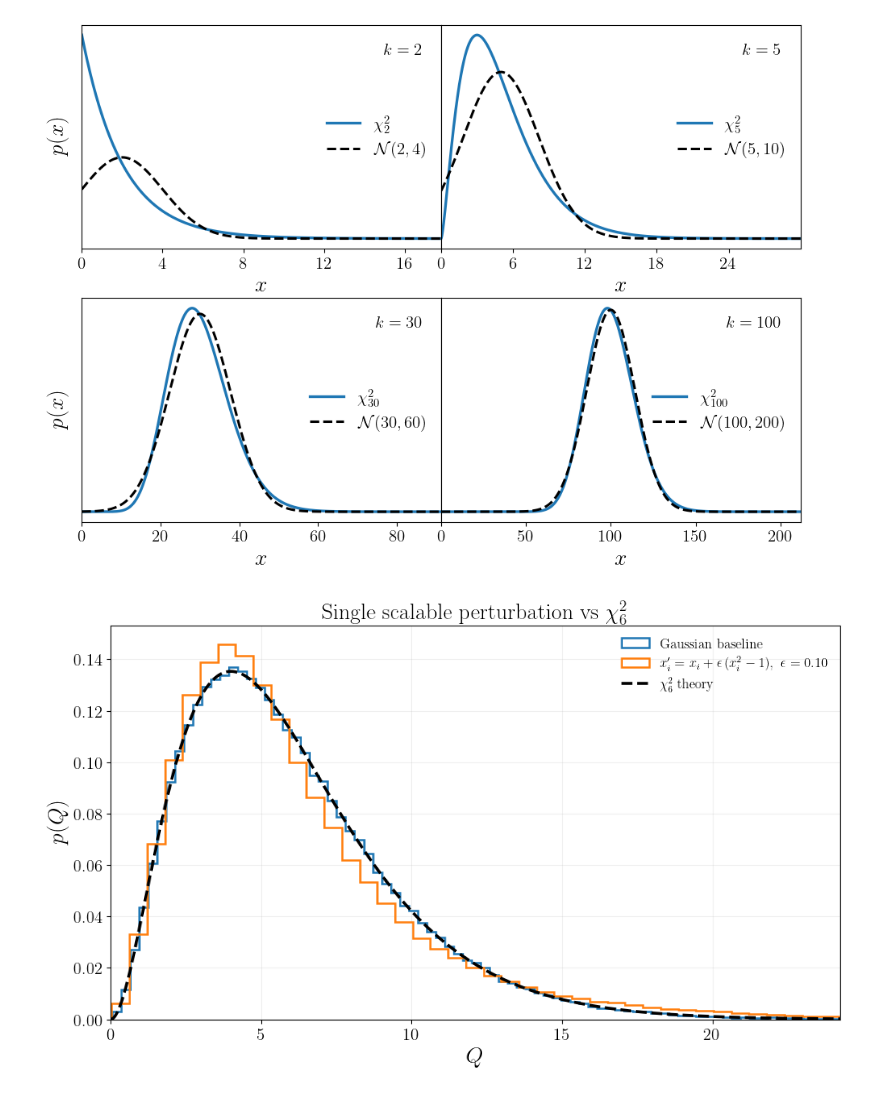
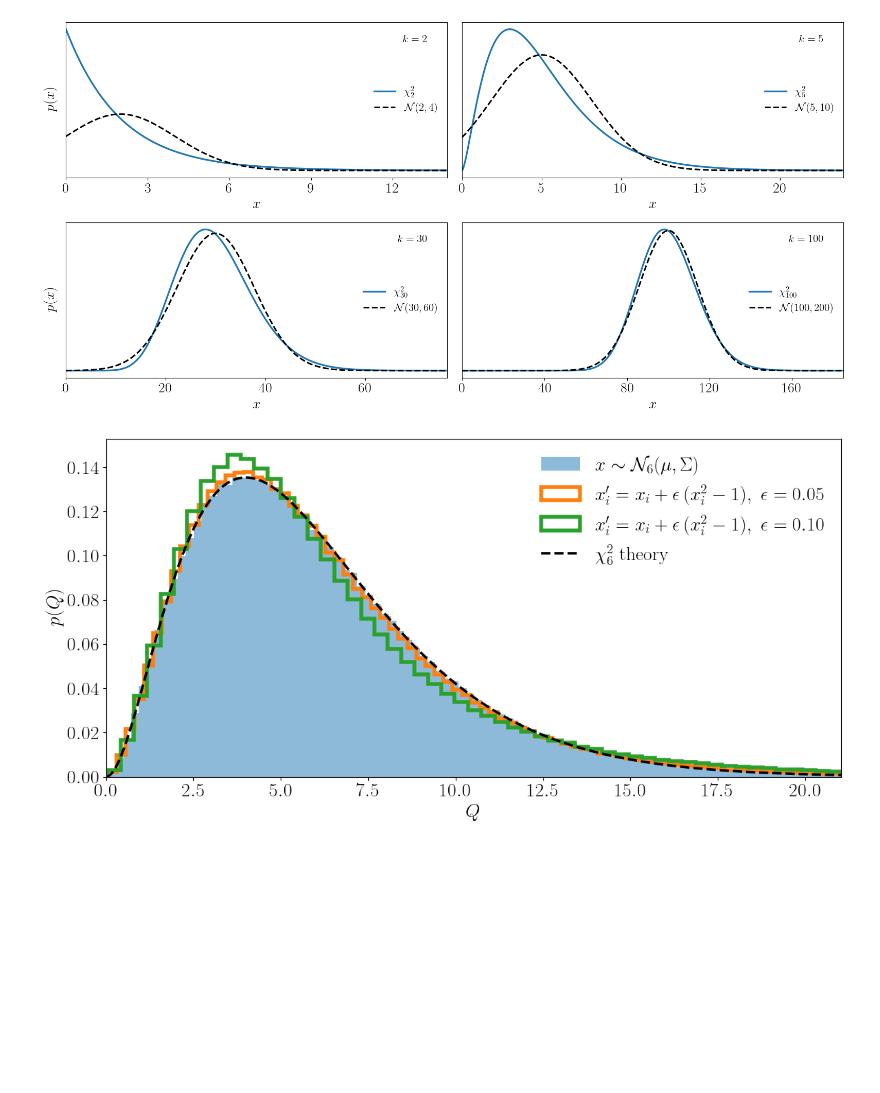
Before and after one commit to rreischke/astrostat_2026, a Jupyter notebook: plots_lecture/4_plots.ipynb, the cells around one changed output. Drawn from its saved outputs; the diff is of its cells as text; code cells hidden in the pictures; blank space fills up the shorter version.

```diff
--- a/plots_lecture/4_plots.ipynb
+++ b/plots_lecture/4_plots.ipynb
@@ -29,37 +29,38 @@ def gaussian_approx_pdf(x, k):
     return (1.0 / (sigma * np.sqrt(2.0 * np.pi))) * np.exp(-((x - mu) ** 2) / (2.0 * sigma**2))
 
 
 ks = [2, 5, 30, 100]
-fig, axes = plt.subplots(2, 2, figsize=(11.5, 8.0), sharex=False, sharey=False)
+fig, axes = plt.subplots(2, 2, figsize=(16, 8.0), sharex=False, sharey=False)
 
 for ax, k in zip(axes.flat, ks):
-    xmax = max(12.0, k + 7.9 * np.sqrt(2.0 * k))
+    xmax = max(12.0, k + 6 * np.sqrt(2.0 * k))
     x = np.linspace(1e-6, xmax, 1400)
 
     ax.plot(x, chi2_pdf(x, k), color='tab:blue', lw=2.4, label=rf"$\chi^2_{{{k}}}$")
     ax.plot(x, gaussian_approx_pdf(x, k), 'k--', lw=2.2, label=rf"$\mathcal{{N}}({k}, {2 * k})$")
 
     ax.text(
         0.95, 0.92, rf'$k={k}$',
         transform=ax.transAxes, ha='right', va='top', fontsize=fontsi,
         bbox=dict(boxstyle='round,pad=0.2', facecolor='white', edgecolor='0.7', alpha=0.),
     )
     ax.set_xlabel(r'$x$', fontsize=fontsi2)
     ax.set_ylabel('')
     ax.set_yticks([])
-    ax.tick_params(labelsize=fontsi)
+    ax.tick_params(labelsize=fontsi2)
     ax.xaxis.set_major_locator(MaxNLocator(5))
     ax.legend(fontsize=fontsi, frameon=False, loc='center right')
     ax.set_xlim(0.0, xmax)
 
 axes[0, 0].set_ylabel(r'$p(x)$', fontsize=fontsi2, labelpad = 12)
 axes[1, 0].set_ylabel(r'$p(x)$', fontsize=fontsi2, labelpad = 12)
 
 fig.subplots_adjust(wspace=0.0, hspace=0.22)
+plt.tight_layout()
 plt.savefig('4_plots_chi2_to_gaussian.pdf')
 plt.show()
 # %% [output]
-[figure, old version]
+[figure, new version]
 # %%
 d = 6
 mu = np.zeros(d)
@@ -68,7 +69,7 @@ mu = np.zeros(d)
 Sigma = 0.6 ** np.abs(np.subtract.outer(np.arange(d), np.arange(d)))
 Sigma_inv = np.linalg.inv(Sigma)
 
-n_samples = 250_000
+n_samples = 1_000_000
 rng_engine = np.random.default_rng(7)
 X = rng_engine.multivariate_normal(mean=mu, cov=Sigma, size=n_samples)
 
@@ -76,46 +77,59 @@ X = rng_engine.multivariate_normal(mean=mu, cov=Sigma, size=n_samples)
 Q = np.einsum("ni,ij,nj->n", X - mu, Sigma_inv, X - mu)
 
 # Small perturbation 1 only. Increase/decrease this to scale deviation strength.
-perturb_strength = 0.1
+perturb_strength = 0.05
 X_skew = X + perturb_strength * (X**2 - 1.0)
 Q_skew = np.einsum("ni,ij,nj->n", X_skew - mu, Sigma_inv, X_skew - mu)
 
 xmax = np.percentile(np.concatenate([Q, Q_skew]), 99.7)
 x = np.linspace(0.0, xmax, 900)
 
-fig, ax = plt.subplots(figsize=(10, 6.2))
+fig, ax = plt.subplots(figsize=(12, 6))
 
 ax.hist(
     Q,
-    bins=130,
+    bins=200,
     density=True,
-    histtype='step',
+    alpha = .5,
     linewidth=1.8,
     color='tab:blue',
     label=rf"$x\sim\mathcal{{N}}_{{{d}}}(\mu,\Sigma)$"
 )
 ax.hist(
     Q_skew,
-    bins=130,
+    bins=200,
     density=True,
     histtype='step',
-    linewidth=1.8,
+    linewidth=4,
     color='tab:orange',
     label=rf"$x_i' = x_i + \epsilon\,(x_i^2-1),\ \epsilon={perturb_strength:.2f}$"
 )
 
+perturb_strength = 0.1
+X_skew = X + perturb_strength * (X**2 - 1.0)
+Q_skew = np.einsum("ni,ij,nj->n", X_skew - mu, Sigma_inv, X_skew - mu)
+
+
+ax.hist(
+    Q_skew,
+    bins=200,
+    density=True,
+    histtype='step',
+    linewidth=4,
+    color='tab:green',
+    label=rf"$x_i' = x_i + \epsilon\,(x_i^2-1),\ \epsilon={perturb_strength:.2f}$"
+)
+
+
 ax.plot(x, chi2_pdf(x, d), color='k', lw=2.6, ls='--', label=rf'$\chi^2_{{{d}}}\;\mathrm{{theory}}$')
 
-ax.set_title(rf'$\mathrm{{Single\ scalable\ perturbation\ vs}}\;\chi^2_{{{d}}}$', fontsize=fontsi2)
 ax.set_xlabel(r'$Q$', fontsize=fontsi2)
 ax.set_ylabel(r'$p(Q)$', fontsize=fontsi2)
-ax.tick_params(labelsize=fontsi)
-ax.legend(fontsize=12, frameon=False, loc='upper right')
+ax.tick_params(labelsize=fontsi2)
+ax.legend(fontsize=fontsi2, frameon=False, loc='upper right')
 ax.set_xlim(0.0, xmax)
-ax.grid(alpha=0.2)
-
-fig.subplots_adjust(left=0.09, right=0.985, bottom=0.12, top=0.90)
+plt.tight_layout()
 plt.savefig('4_plots_mvn_to_chi2_perturbations.pdf')
 plt.show()
 # %% [output]
-[figure, old version]
+[figure, new version]
```
Also changed, not shown: parts of 2 cells of this notebook, 9 other files.
